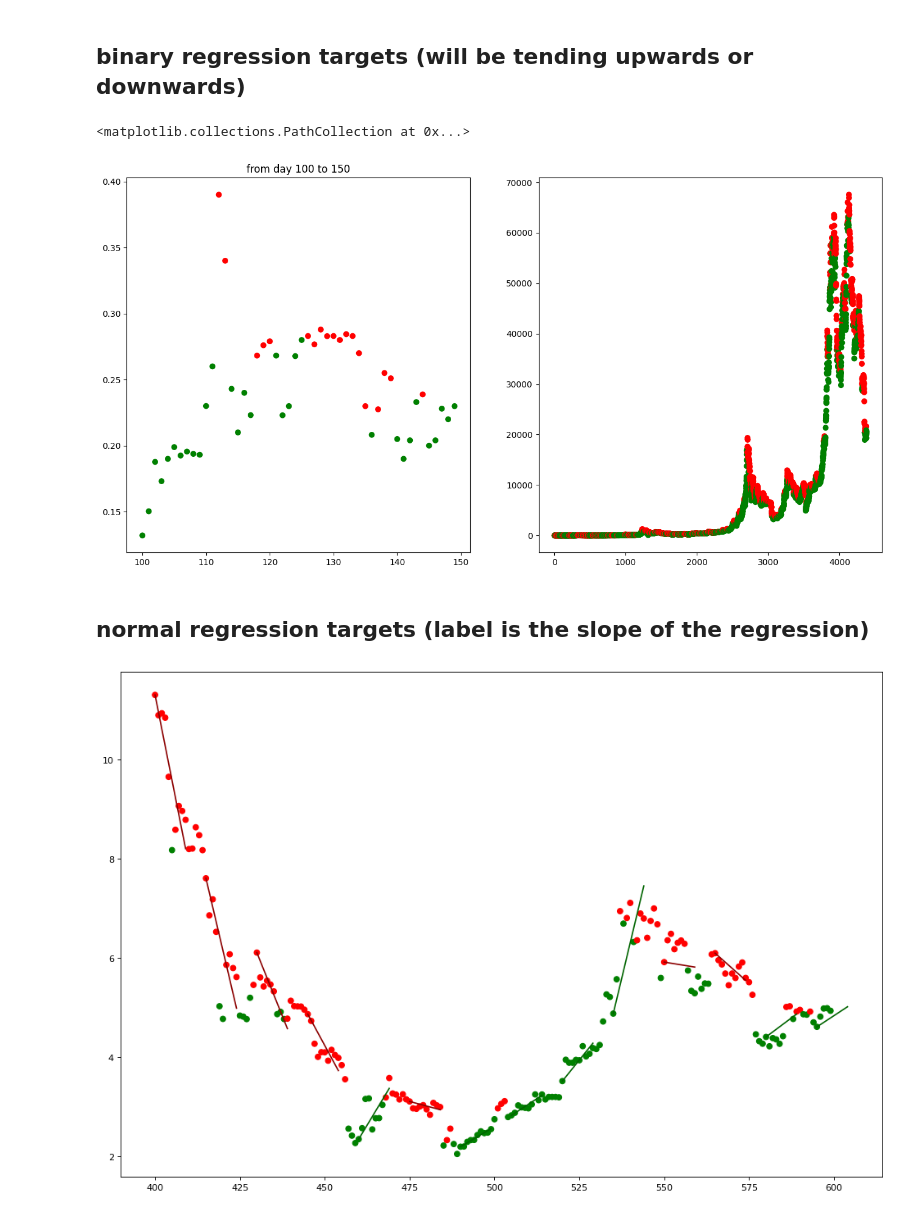
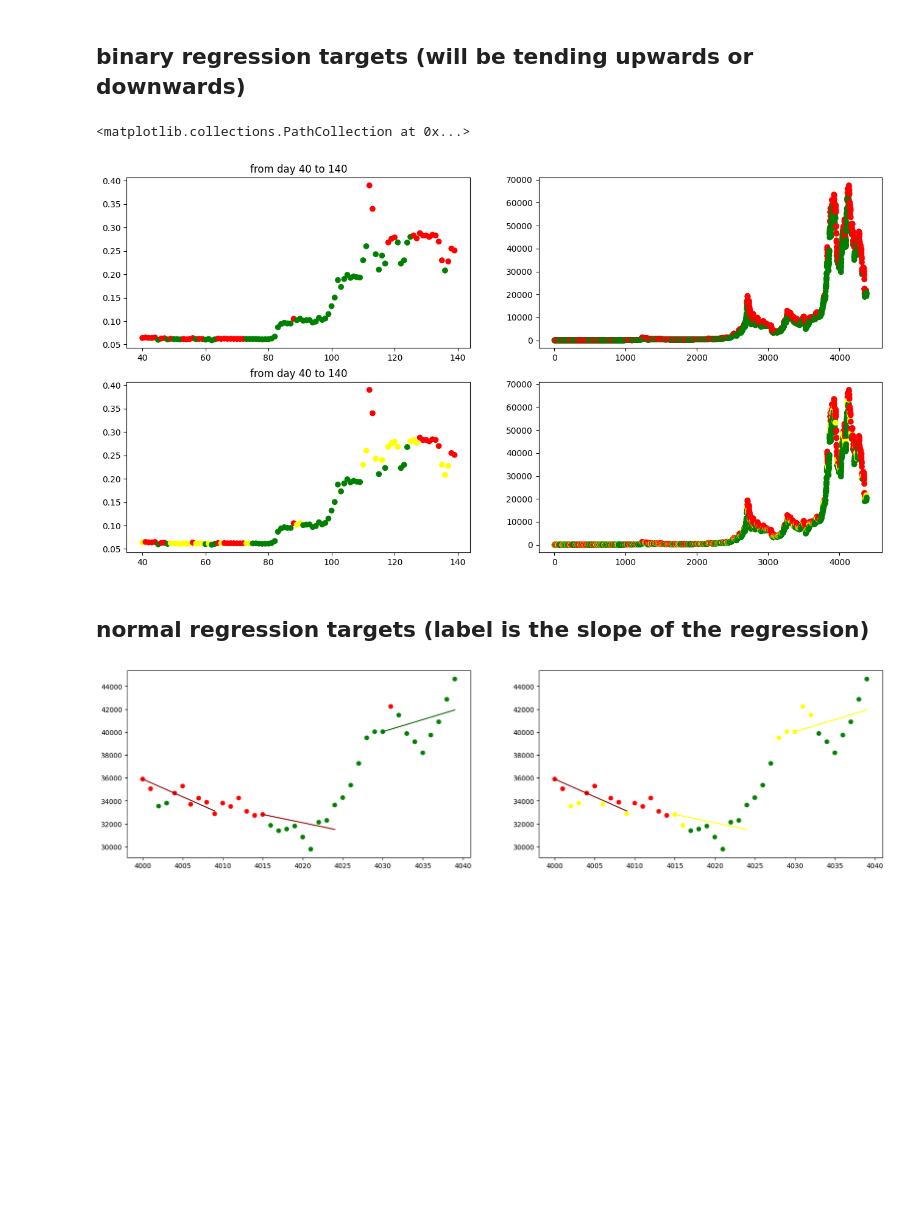
Before and after one commit to Marci0707/CryptoPredictions, a Jupyter notebook: useful_notebooks/regression_target.ipynb, the cells around one changed output. Cells and saved outputs as stored; diff of their text form; code cells hidden in the pictures; blank space fills up the shorter version.

Commit message:
regression label bugfixes and visualization

```diff
--- a/useful_notebooks/regression_target.ipynb
+++ b/useful_notebooks/regression_target.ipynb
@@ -1,13 +1,22 @@
 # %%
+from sklearn.preprocessing import StandardScaler
 import pandas as pd
 import _preprocessing
 import importlib
 importlib.reload(_preprocessing)
 prices = pd.read_csv('../cryptoCompareData/btc_prices.csv')[['close']]
-binary_gen = _preprocessing.LinearCoefficientTargetGenerator(source_column_name='close',regression_for_days_ahead=10,classifier_borders=(0.0,),result_column_name='y_classes')
-regression_gen = _preprocessing.LinearCoefficientTargetGenerator(source_column_name='close',regression_for_days_ahead=10,result_column_name='y_regression')
 
-prices = binary_gen.fit_transform(prices)
-prices = regression_gen.fit_transform(prices)
+
+prices['close_pct_changes'] = prices['close'].pct_change()*100
+
+two_classes_gen = _preprocessing.LinearCoefficientTargetGenerator(source_column_name='close',regression_for_days_ahead=10,classifier_borders=(0.0,),result_column_name='y_classes_2')
+
+three_classes_gen = _preprocessing.LinearCoefficientTargetGenerator(source_column_name='close'
+                                                                    ,regression_for_days_ahead=10
+                                                                    ,classifier_borders=(-0.15,0.15)
+                                                                    ,result_column_name='y_classes_3')
+
+prices = two_classes_gen.fit_transform(prices)
+prices = three_classes_gen.fit_transform(prices)
 prices.head(10)
 # %% [output]
@@ -30,48 +37,72 @@ To use the future default and silence this warning we advise to pass `rcond=None
 import matplotlib.pyplot as plt
 import matplotlib
 
-fig,axes = plt.subplots(ncols=2,figsize=(16,8))
+fig,axes = plt.subplots(ncols=2,nrows=2,figsize=(16,8))
 
-colors = ['red','green']
+colors = ['red','yellow','green']
 x = prices.index.tolist()
 y = prices.close.values
-label = prices.y_classes.values
-show_from = 100
-show_to = 150#len(x)
-axes[0].scatter(x[show_from:show_to], y[show_from:show_to], c=label[show_from:show_to], cmap=matplotlib.colors.ListedColormap(colors))
-axes[0].set_title(f'from day {show_from} to {show_to}')
-axes[1].scatter(x, y, c=label, cmap=matplotlib.colors.ListedColormap(colors))
+label_2 = prices.y_classes_2.values
+show_from = 40
+show_to = 140#len(x)
+axes[0][0].scatter(x[show_from:show_to], y[show_from:show_to], c=label_2[show_from:show_to], cmap=matplotlib.colors.ListedColormap(colors))
+axes[0][0].set_title(f'from day {show_from} to {show_to}')
+axes[0][1].scatter(x, y, c=label_2, cmap=matplotlib.colors.ListedColormap(colors))
+
+label_3 = prices.y_classes_3.values
+axes[1][0].scatter(x[show_from:show_to], y[show_from:show_to], c=label_3[show_from:show_to], cmap=matplotlib.colors.ListedColormap(colors))
+axes[1][0].set_title(f'from day {show_from} to {show_to}')
+axes[1][1].scatter(x, y, c=label_3, cmap=matplotlib.colors.ListedColormap(colors))
 # %% [output]
 <matplotlib.collections.PathCollection at 0x...>
-[figure, old version]
+[figure, new version]
 # %% [markdown]
 ## normal regression targets (label is the slope of the regression)
 # %%
 import numpy as np
+import importlib
+importlib.reload(_preprocessing)
 
-plt.figure(figsize=(15, 10), dpi=80)
+regression_gen = _preprocessing.LinearCoefficientTargetGenerator(source_column_name='close',regression_for_days_ahead=10,result_column_name='y_regression')
 
-colors = ['red','green']
+prices = regression_gen.fit_transform(prices)
+
+fig,axes = plt.subplots(ncols=2, figsize=(20,5))
+
+colors = ['red','yellow','green']
+
 x = prices.index.tolist()
 y = prices.close.values
-label = prices.y_classes.values
-show_from = 400
-show_to = 600
-plt.scatter(x[show_from:show_to], y[show_from:show_to], c=label[show_from:show_to], cmap=matplotlib.colors.ListedColormap(colors))
+label_2 = prices.y_classes_2.values
+label_3 = prices.y_classes_3.values
+show_from = 4000
+show_to = 4040
+axes[0].scatter(x[show_from:show_to], y[show_from:show_to], c=label_2[show_from:show_to], cmap=matplotlib.colors.ListedColormap(colors))
+axes[1].scatter(x[show_from:show_to], y[show_from:show_to], c=label_3[show_from:show_to], cmap=matplotlib.colors.ListedColormap(colors))
 
 line_at_every = 15
 
 line_starts_values = prices.close.values[show_from::line_at_every]
 line_slopes_values = prices.y_regression.values[show_from::line_at_every]
 
 lines = []
 line_length = 10
 
 for line_start_idx in np.arange(show_from,show_to,15):
+
     x_values = np.arange(line_start_idx,line_start_idx+line_length,1)
-    y_values = np.array([ prices.close.iloc[line_start_idx] + prices.y_regression.iloc[line_start_idx]*step for step in range(line_length)])
 
-    color = 'darkred' if prices.y_regression.iloc[line_start_idx] < 0 else 'darkgreen'
-    plt.plot(x_values, y_values, c = color)
+    segment = prices.close.iloc[line_start_idx:line_start_idx+line_length]
+    slope = prices.y_regression.iloc[line_start_idx] * np.std(segment)
+    y_values = np.array([ prices.close.iloc[line_start_idx] + slope * step
+                          for step in range(line_length)])
+
+    color_2 = 'darkred' if prices.y_regression.iloc[line_start_idx] < 0 else 'darkgreen'
+    axes[0].plot(x_values, y_values, c = color_2)
+
+    color_3 = 'darkred' if prices.y_regression.iloc[line_start_idx] < -0.15 \
+        else 'darkgreen' if prices.y_regression.iloc[line_start_idx] > 0.15 \
+        else 'yellow'
+    axes[1].plot(x_values, y_values, c = color_3)
 # %% [output]
-[figure, old version]
+[figure, new version]
```
Also changed, not shown: parts of 11 cells of this notebook, 1 other file.
